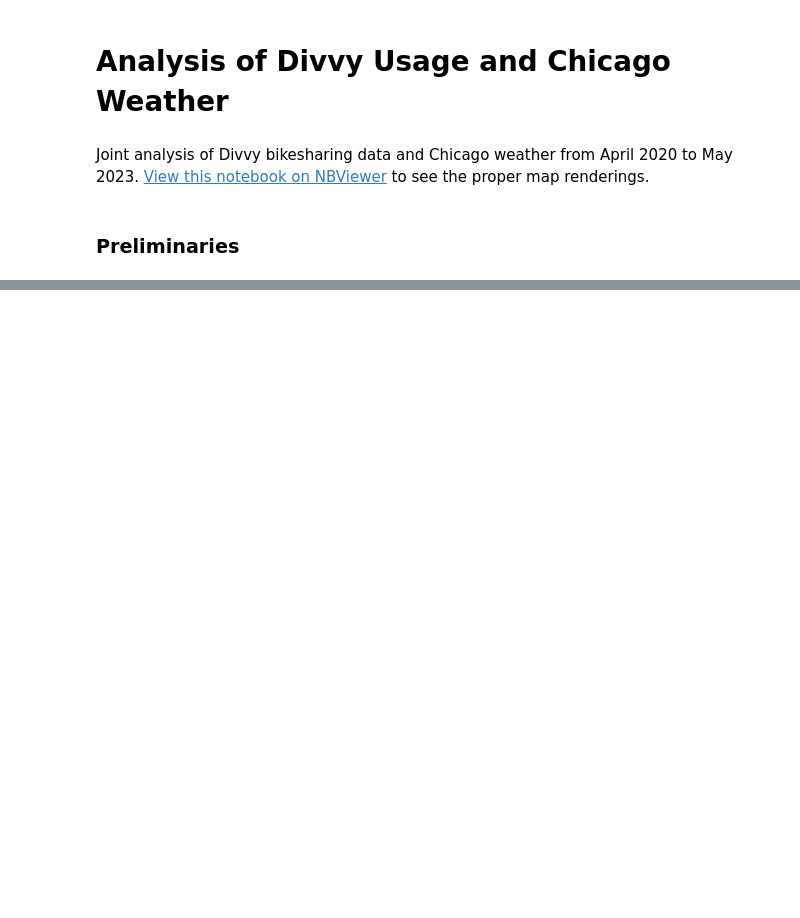
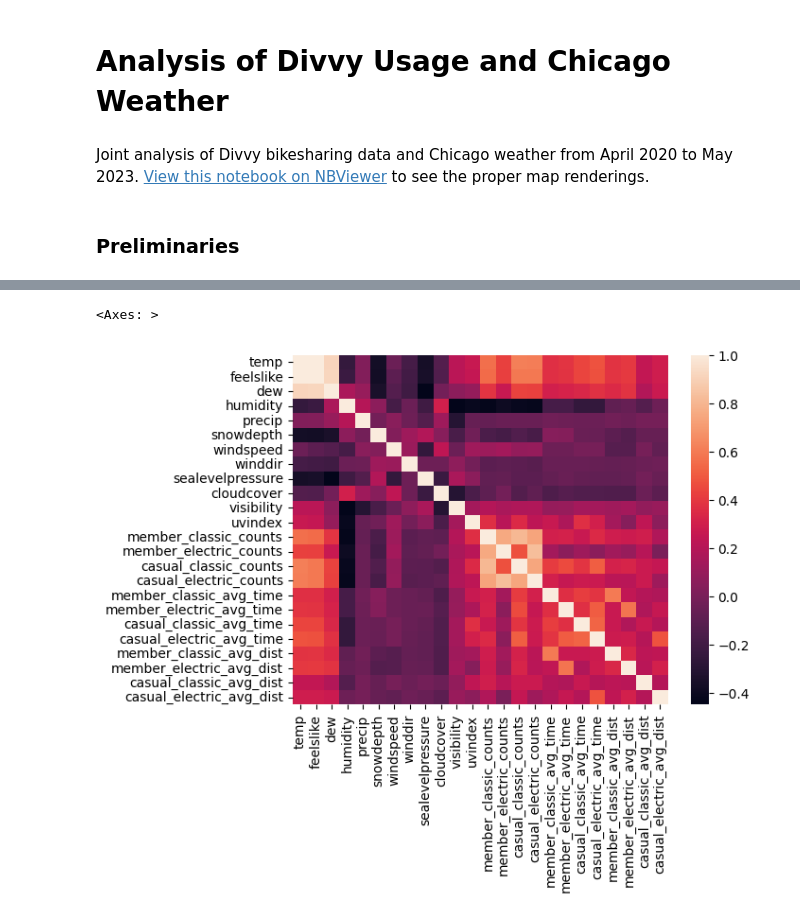
Before and after one commit to pollyren/divvy, a Jupyter notebook: analysis/weather_analysis.ipynb, the cells around one changed output, grey strips where cells are left out. Saved outputs shown, nothing was run; the diff lists cells and outputs as text; code cells hidden in the pictures; blank space fills up the shorter version.

Commit message:
created some plots and beginning some temperature correlation analysis

```diff
--- a/analysis/weather_analysis.ipynb
+++ b/analysis/weather_analysis.ipynb
@@ -64,0 +59,2 @@ data.head()
+# %%
+data['total_counts'] = data['total_member_counts'].fillna(0) + data['total_casual_counts'].fillna(0)
@@ -64,0 +77,3 @@ data.head()
+# %%
+totals = [metric for metric in data.columns if 'total' in metric]
+numeric_data = data.select_dtypes(include='number').drop(['year','month','day','hour']+totals, axis=1)
@@ -64,0 +118,5 @@ data.head()
+# %%
+sns.heatmap(numeric_data.corr())
+# %% [output]
+<Axes: >
+[figure, added]
```
Also changed, not shown: parts of 17 cells of this notebook.
